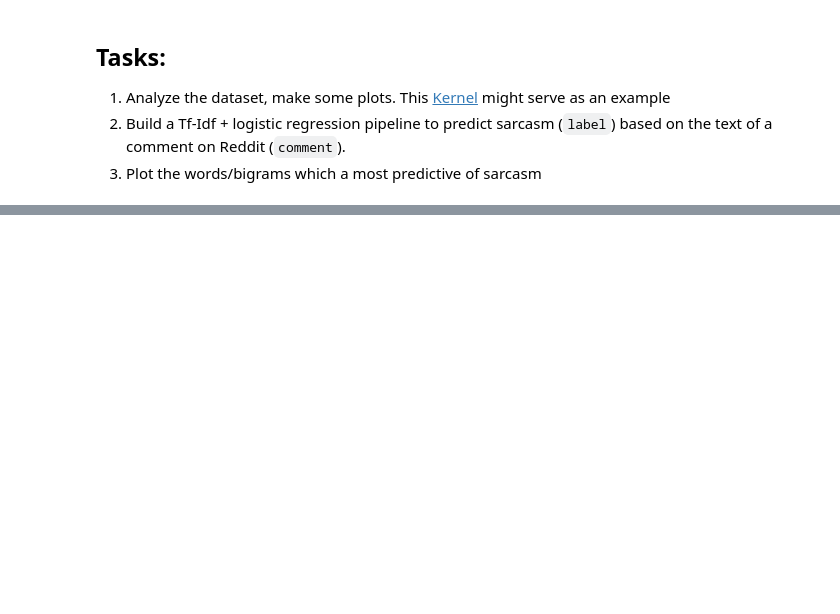
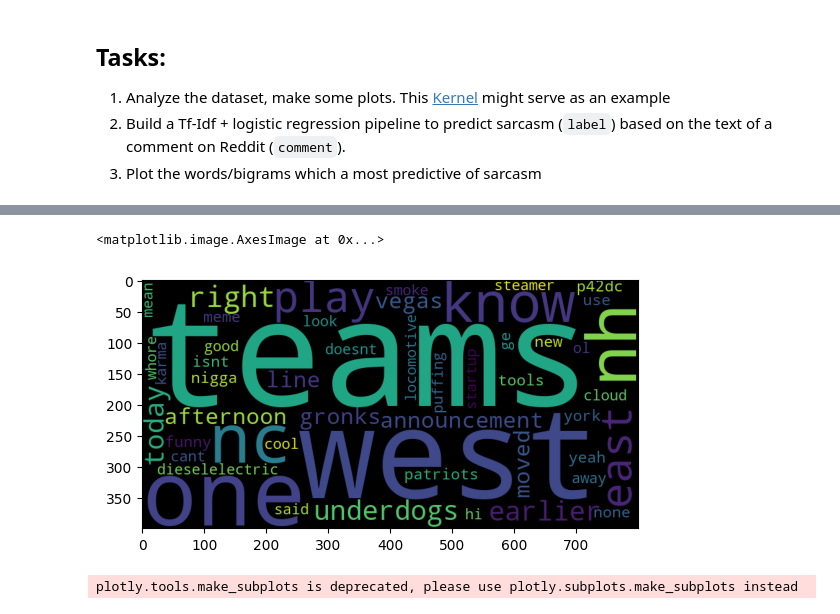
Before and after one commit to angelrodnah/2309_dsft_thebridge, a Jupyter notebook: 3-Machine_Learning/5-NLP/2-NLTK&CountVectorizer/ejercicios/sarcasm_detection.ipynb, the cells around one changed output, grey strips where cells are left out. Drawn from its saved outputs; the diff is of its cells as text; code cells hidden in the pictures; blank space fills up the shorter version.

```diff
--- a/3-Machine_Learning/5-NLP/2-NLTK&CountVectorizer/ejercicios/sarcasm_detection.ipynb
+++ b/3-Machine_Learning/5-NLP/2-NLTK&CountVectorizer/ejercicios/sarcasm_detection.ipynb
@@ -21,0 +180,13 @@ Para este ejercicio vas a utilizar el dataset del paper [A Large Self-Annotated
+# %%
+wordcloud = WordCloud(background_color='black',
+                stopwords = STOPWORDS,
+                max_words = 50,
+                # max_font_size = max_font_size,
+                random_state = 42,
+                width=800,
+                height=400)
+wordcloud.generate(str(df[df['label']==0]['comment']))
+plt.imshow(wordcloud)
+# %% [output]
+<matplotlib.image.AxesImage at 0x...>
+[figure, added]
@@ -21,0 +197,52 @@ Para este ejercicio vas a utilizar el dataset del paper [A Large Self-Annotated
+# %%
+from collections import defaultdict
+train1_df = df[df["label"]==1]
+train0_df = df[df["label"]==0]
+
+## custom function for ngram generation ##
+def generate_ngrams(text, n_gram=1):
+    token = [token for token in text.lower().split(" ") if token != "" if token not in STOPWORDS]
+    ngrams = zip(*[token[i:] for i in range(n_gram)])
+    return [" ".join(ngram) for ngram in ngrams]
+
+## custom function for horizontal bar chart ##
+def horizontal_bar_chart(df, color):
+    trace = go.Bar(
+        y=df["word"].values[::-1],
+        x=df["wordcount"].values[::-1],
+        showlegend=False,
+        orientation = 'h',
+        marker=dict(
+            color=color,
+        ),
+    )
+    return trace
+
+## Get the bar chart from sincere questions ##
+freq_dict = defaultdict(int)
+for sent in train0_df["comment"]:
+    for word in generate_ngrams(sent):
+        freq_dict[word] += 1
+fd_sorted = pd.DataFrame(sorted(freq_dict.items(), key=lambda x: x[1])[::-1])
+fd_sorted.columns = ["word", "wordcount"]
+trace0 = horizontal_bar_chart(fd_sorted.head(50), 'blue')
+
+## Get the bar chart from insincere questions ##
+freq_dict = defaultdict(int)
+for sent in train1_df["comment"]:
+    for word in generate_ngrams(sent):
+        freq_dict[word] += 1
+fd_sorted = pd.DataFrame(sorted(freq_dict.items(), key=lambda x: x[1])[::-1])
+fd_sorted.columns = ["word", "wordcount"]
+trace1 = horizontal_bar_chart(fd_sorted.head(50), 'blue')
+
+# Creating two subplots
+fig = tools.make_subplots(rows=1, cols=2, vertical_spacing=0.04,
+                          subplot_titles=["Frequent words of not sarcastic comments",
+                                          "Frequent words of sarcastic comments"])
+fig.append_trace(trace0, 1, 1)
+fig.append_trace(trace1, 1, 2)
+fig['layout'].update(height=1200, width=900, paper_bgcolor='rgb(233,233,233)', title="Word Count Plots")
+py.iplot(fig, filename='word-plots')
+# %% [output]
+plotly.tools.make_subplots is deprecated, please use plotly.subplots.make_subplots instead
```
Also changed, not shown: parts of 26 cells of this notebook.
